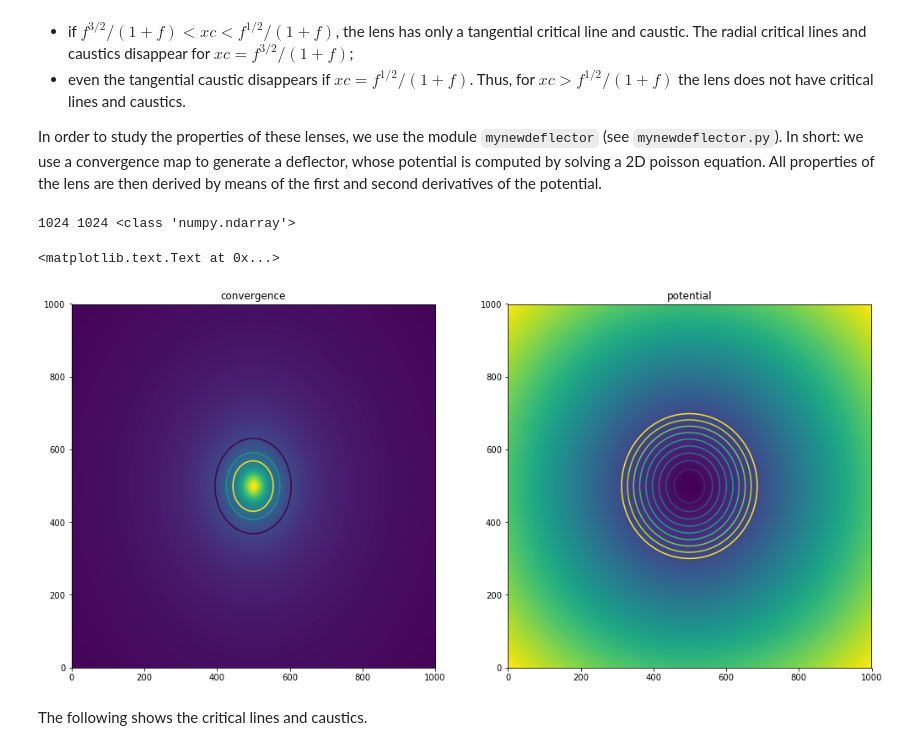
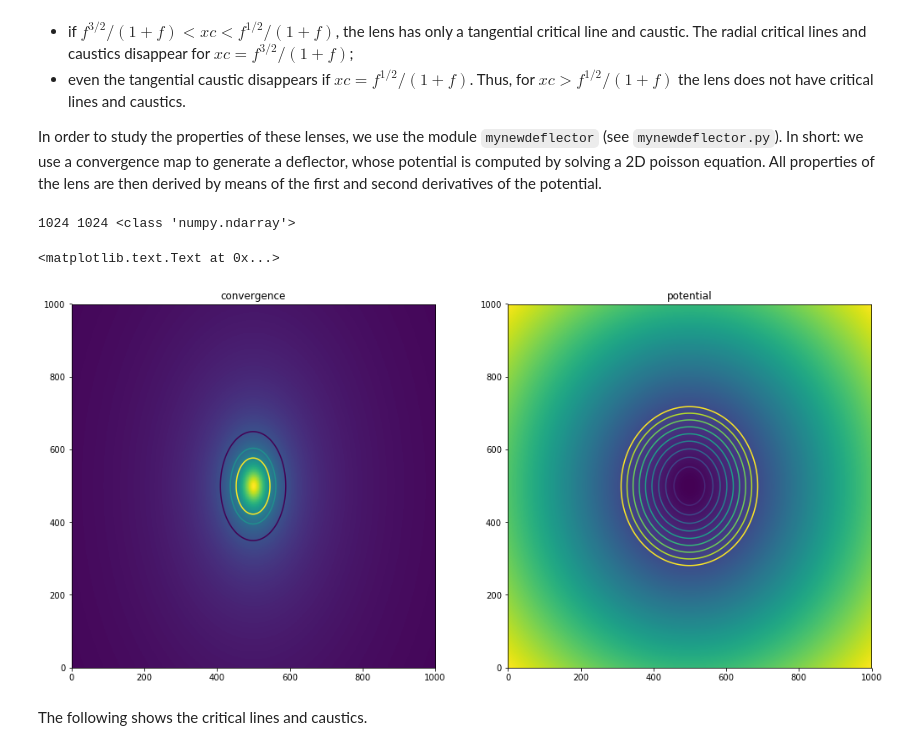
Before and after one commit to maxmen/ScuolaMilano, a Jupyter notebook: SLtutorial.ipynb, the cells around one changed output. Cells and saved outputs as stored; diff of their text form; code cells hidden in the pictures.

```diff
--- a/SLtutorial.ipynb
+++ b/SLtutorial.ipynb
@@ -355,7 +355,7 @@ Some noticeable properties:
 
 The code below solves the lens equation for all points on the boundary of a circular extended source, allowing to visualize the images and their distortions.
 # %%
-nl=1.4
+nl=1.7
 pl=pl_lens(co,n=nl)
 yc1=0.05
 yc2=0.05
@@ -385,6 +385,7 @@ if (xi3.size>0):
     x1=np.array(xi3)*np.cos(phi3)
     x2=np.array(xi3)*np.sin(phi3)
     ax.plot(x1,x2,'-')
+
 ax.set_xlim([-2.5,2.5])
 ax.set_ylim([-2.5,2.5])
 
@@ -1447,35 +1448,35 @@ def kappa_nie(xk,yk,f,xc):
     x1,x2=np.meshgrid(xk,yk)
     mappa=np.sqrt(f)/2.0/np.sqrt(x1**2+f**2*x2**2+xc**2)
     return(mappa)
 
-f=0.8
+f=0.6
 xc=0.2
 npix=1024
 xmin=-5.0
 xmax=-xmin
 ymin=xmin
 ymax=xmax
 x1=np.linspace(xmin,xmax,npix)
 x2=np.linspace(xmin,xmax,npix)
 kappa=kappa_nie(x1,x2,f,xc)
 cdelt=(np.max(x1)-np.min(x1))/(npix-1.0)
 
 df=deflector_from_map(kappa=kappa,pixel=cdelt,pad=True,npix=1000,size=8.0)
 
 kappa=df.convergence()
 pot=df.pot
 
 fig,ax = plt.subplots(1,2,figsize=(17,8))
 ax[0].imshow(kappa,origin="lower")
 ax[0].contour(kappa,levels=[0.5,0.7,0.9])
 ax[0].set_title('convergence')
 ax[1].imshow(pot,origin="lower")
 ax[1].contour(pot,levels=np.linspace(np.min(pot),np.min(pot)+1,10))
 ax[1].set_title('potential')
 # %% [output]
 1024 1024 <class 'numpy.ndarray'>
 <matplotlib.text.Text at 0x...>
-[figure, old version]
+[figure, new version]
 # %% [markdown]
 The following shows the critical lines and caustics.
 # %%
```
Also changed, not shown: parts of 12 cells of this notebook.
